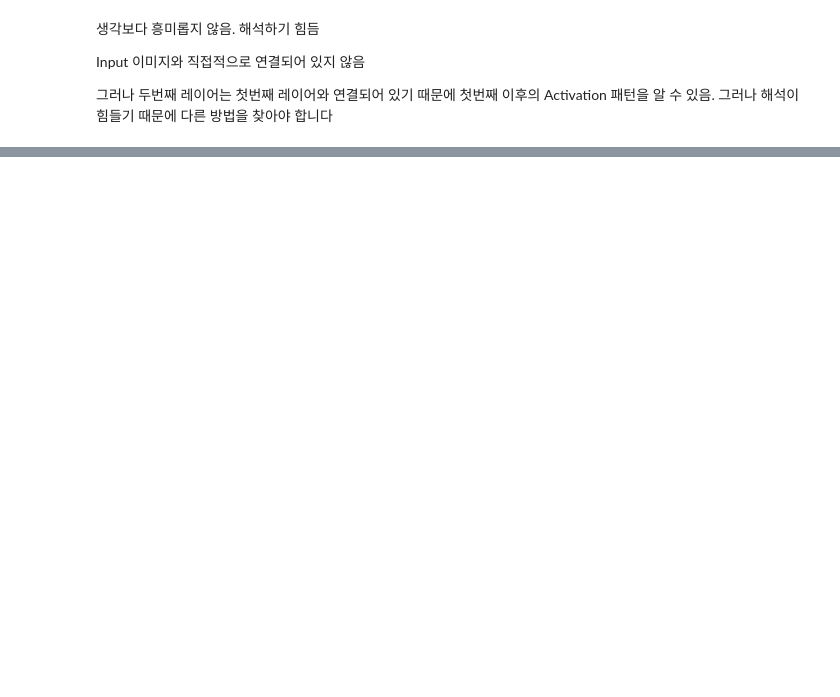
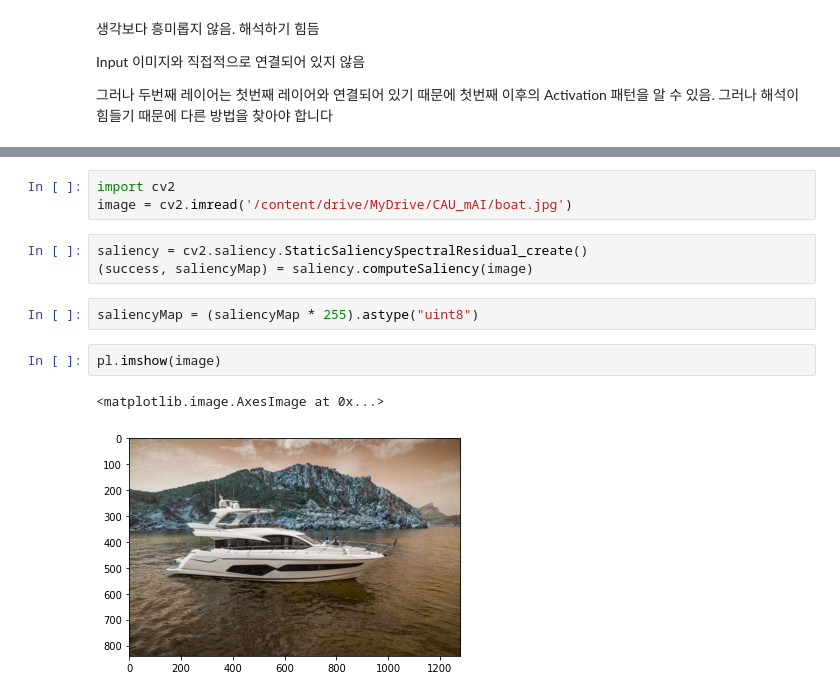
Before and after one commit to tnwls6865/CAU_mAI, a Jupyter notebook: Week4.ipynb, the cells around one changed output, grey strips where cells are left out. Drawn from its saved outputs; the diff is of its cells as text; blank space fills up the shorter version.

```diff
--- a/Week4.ipynb
+++ b/Week4.ipynb
@@ -318,0 +40,13 @@ Input 이미지와 직접적으로 연결되어 있지 않음
+# %%
+import cv2
+image = cv2.imread('/content/drive/MyDrive/CAU_mAI/boat.jpg')
+# %%
+saliency = cv2.saliency.StaticSaliencySpectralResidual_create()
+(success, saliencyMap) = saliency.computeSaliency(image)
+# %%
+saliencyMap = (saliencyMap * 255).astype("uint8")
+# %%
+pl.imshow(image)
+# %% [output]
+<matplotlib.image.AxesImage at 0x...>
+[figure, added]
```
Also changed, not shown: parts of 55 cells of this notebook.
